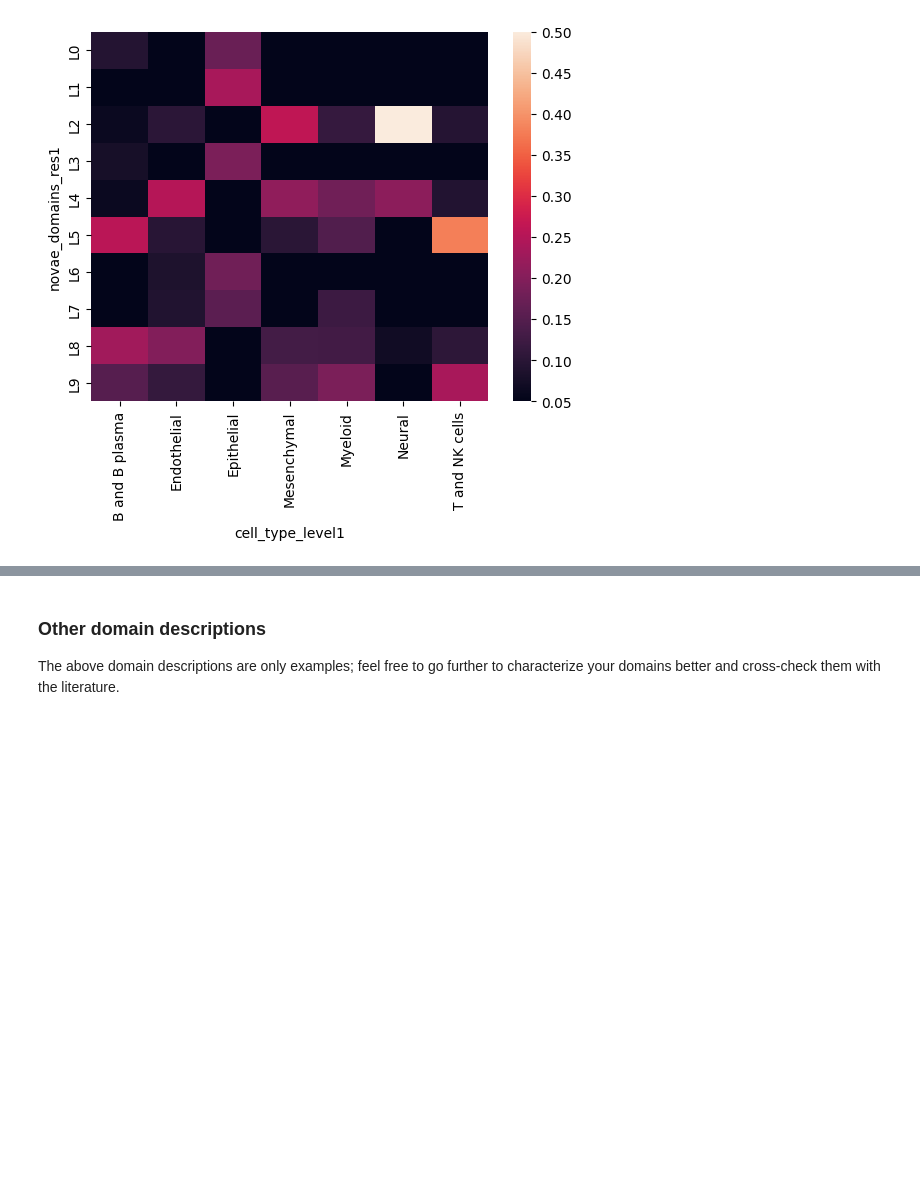
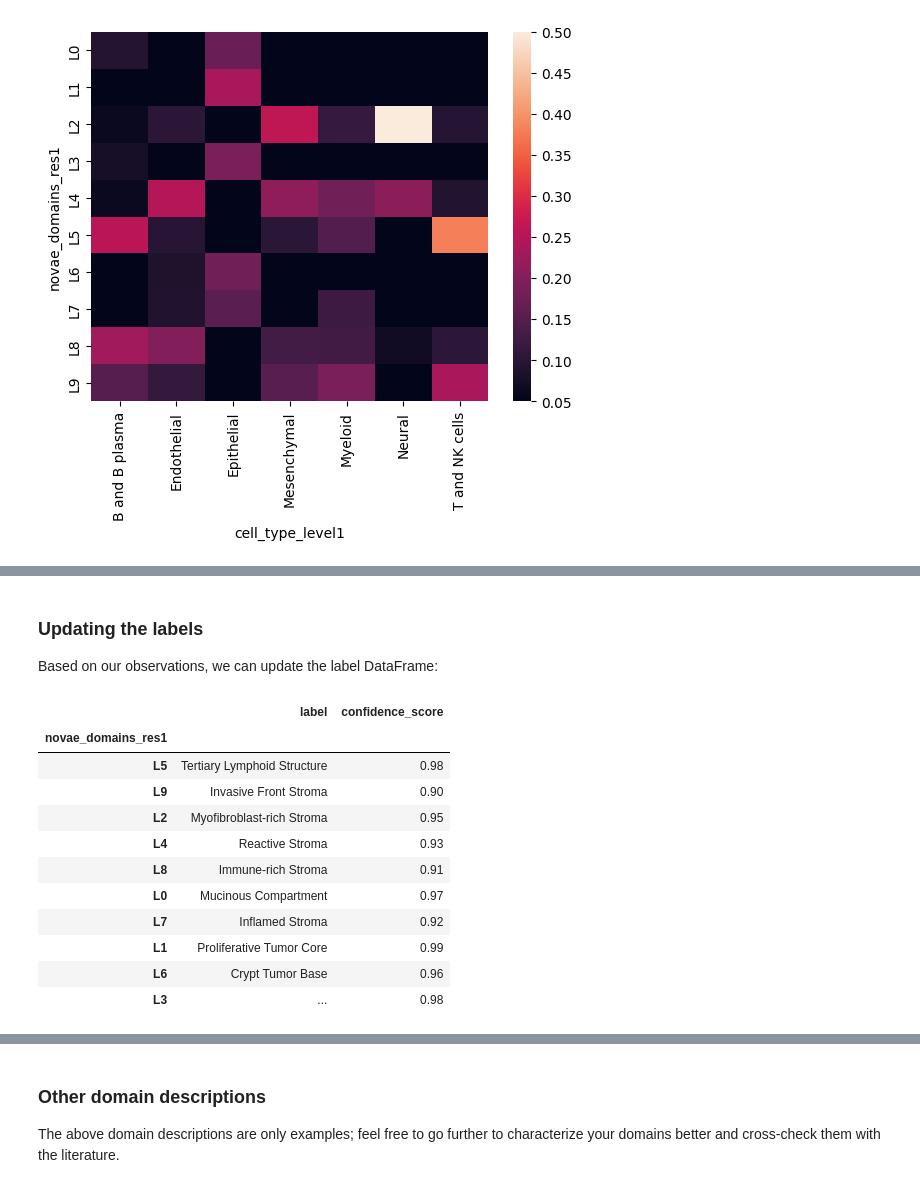
Before and after one commit to prism-oncology/novae, a Jupyter notebook: docs/tutorials/labeling.ipynb, the cells around one changed output, grey strips where cells are left out. Saved outputs shown, nothing was run; the diff lists cells and outputs as text; code cells hidden in the pictures; blank space fills up the shorter version.

```diff
--- a/docs/tutorials/labeling.ipynb
+++ b/docs/tutorials/labeling.ipynb
@@ -160,0 +206,21 @@ sns.heatmap(df_props / df_props.sum(0), vmax=0.5, vmin=0.05)
+# %% [markdown]
+### Updating the labels
+
+Based on our observations, we can update the label DataFrame:
+# %%
+df_labels.loc["L3", "label"] = "..."
+
+df_labels
+# %% [output]
+|  | label | confidence_score |
+| novae_domains_res1 |  |  |
+| L5 | Tertiary Lymphoid Structure | 0.98 |
+| L9 | Invasive Front Stroma | 0.90 |
+| L2 | Myofibroblast-rich Stroma | 0.95 |
+| L4 | Reactive Stroma | 0.93 |
+| L8 | Immune-rich Stroma | 0.91 |
+| L0 | Mucinous Compartment | 0.97 |
+| L7 | Inflamed Stroma | 0.92 |
+| L1 | Proliferative Tumor Core | 0.99 |
+| L6 | Crypt Tumor Base | 0.96 |
+| L3 | ... | 0.98 |
```
Also changed, not shown: parts of 15 cells of this notebook.
